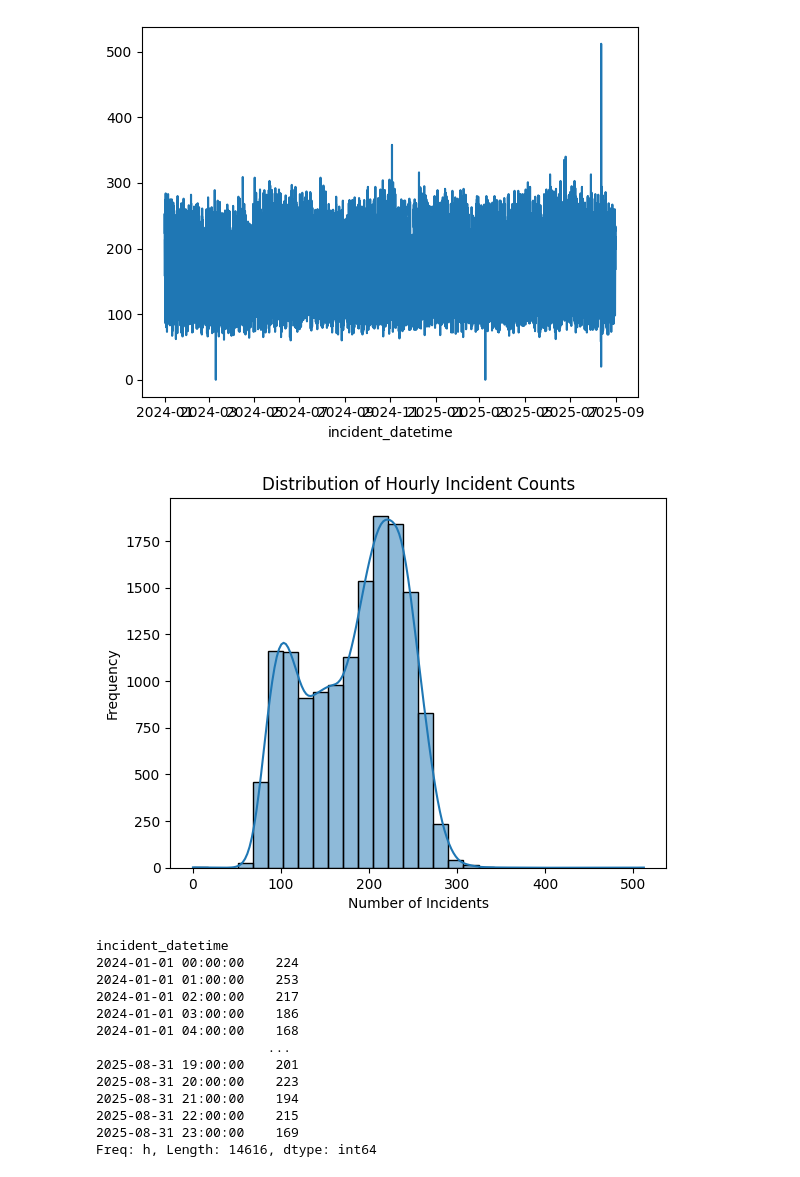
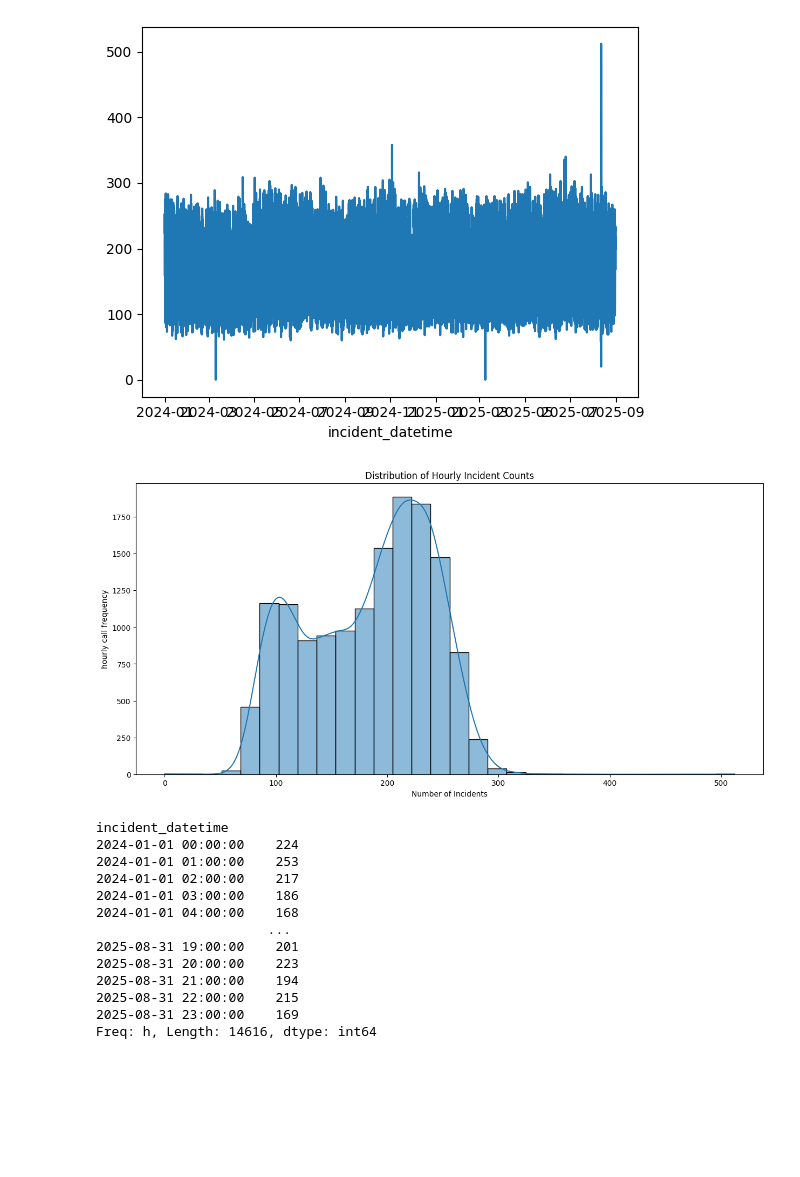
Before and after one commit to aetabid/practice_final, a Jupyter notebook: utku folder/final_df_ml_learning_sarima.ipynb, the cells around one changed output. Cells and saved outputs as stored; diff of their text form; code cells hidden in the pictures; blank space fills up the shorter version.

```diff
--- a/utku folder/final_df_ml_learning_sarima.ipynb
+++ b/utku folder/final_df_ml_learning_sarima.ipynb
@@ -439,13 +451,14 @@ sns.lineplot(data=hourly_counts)
 <Axes: xlabel='incident_datetime'>
 [figure]
 # %%
+plt.figure(figsize=(15,7))
 sns.histplot(hourly_counts, bins=30, kde=True)
 plt.title("Distribution of Hourly Incident Counts")
 plt.xlabel("Number of Incidents")
-plt.ylabel("Frequency")
+plt.ylabel("hourly call frequency")
 plt.show()
 # %% [output]
-[figure, old version]
+[figure, new version]
 # %%
 hourly_counts = hourly_counts.sort_index()
 # %%
```
Also changed, not shown: parts of 4 cells of this notebook.
